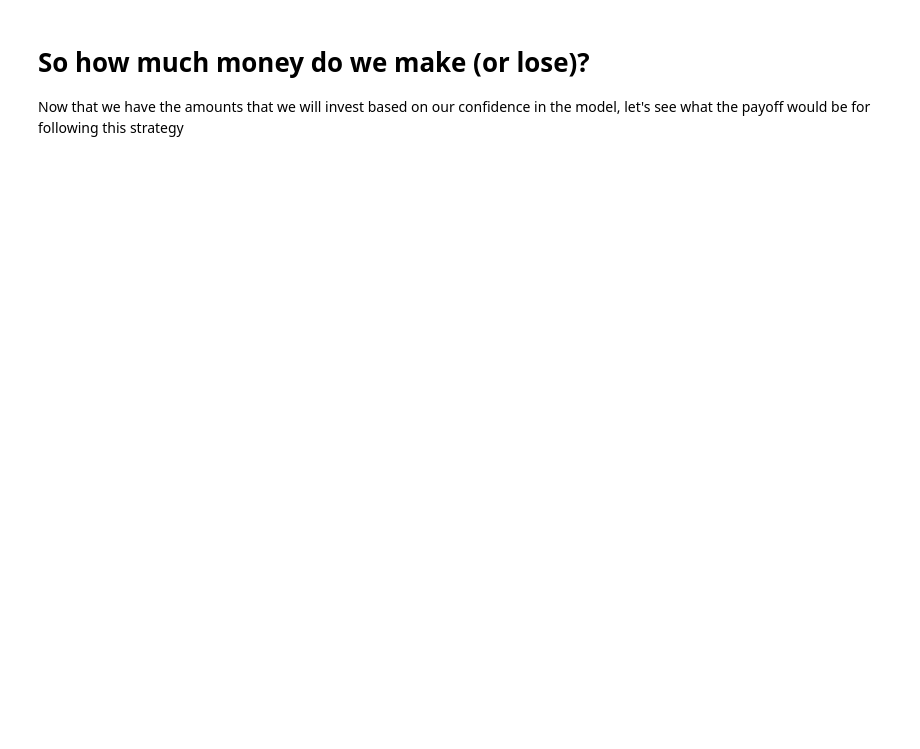
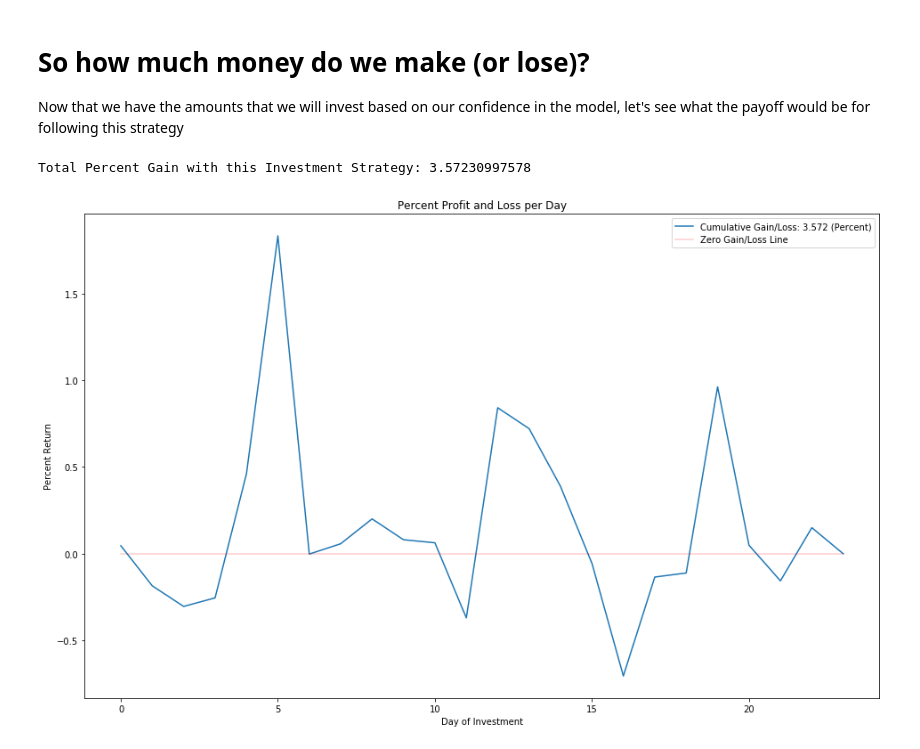
Before and after one commit to matthewwicker/DeepMarketModels, a Jupyter notebook: SingleModelMonetization.ipynb, the cells around one changed output. Cells and saved outputs as stored; diff of their text form; code cells hidden in the pictures; blank space fills up the shorter version.

```diff
--- a/SingleModelMonetization.ipynb
+++ b/SingleModelMonetization.ipynb
@@ -370,21 +370,27 @@ Now that we have the amounts that we will invest based on our confidence in the
 # %%
 TOTAL_AMOUNT = float(100)
 
 inv_perf = []
 
 for i in range(len(data)):
     if(i == len(data)-1):
         break
     total_invested = TOTAL_AMOUNT * investment_rec[i]
     #print("Investing: ", total_invested)
     TOTAL_AMOUNT-=total_invested
     returned = total_invested*float(data[i+1]/data[i])
     #print("Return: ", returned)
     TOTAL_AMOUNT+=returned
     inv_perf.append(returned-total_invested)
+zero = np.zeros(len(inv_perf))
 print("Total Percent Gain with this Investment Strategy: %s"%((TOTAL_AMOUNT-100)[0]))
 plt.title("Percent Profit and Loss per Day")
 plt.xlabel("Day of Investment")
 plt.ylabel("Percent Return")
-k, = plt.plot(inv_perf, label="Cumulative Gain/Loss: %s (Percent)"%((TOTAL_AMOUNT-100)[0]))
+k, = plt.plot(inv_perf, label="Cumulative Gain/Loss: %.3f (Percent)"%((TOTAL_AMOUNT-100)[0]))
+z, = plt.plot(zero, label="Zero Gain/Loss Line", color='r', alpha=0.2)
+plt.legend(handles=[k,z])
 plt.show()
+# %% [output]
+Total Percent Gain with this Investment Strategy: 3.57230997578
+[figure, added]
```
Also changed, not shown: parts of 9 cells of this notebook.
